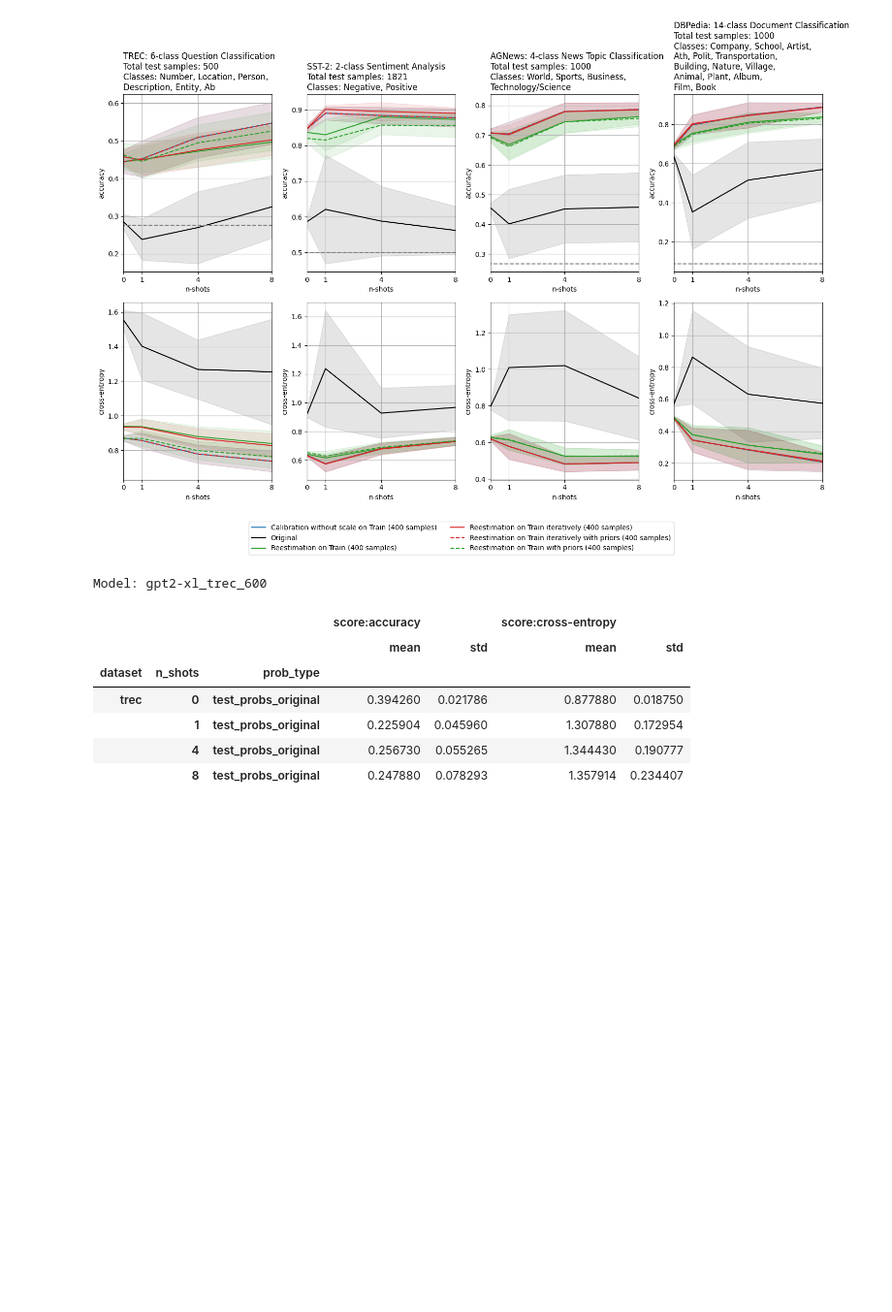
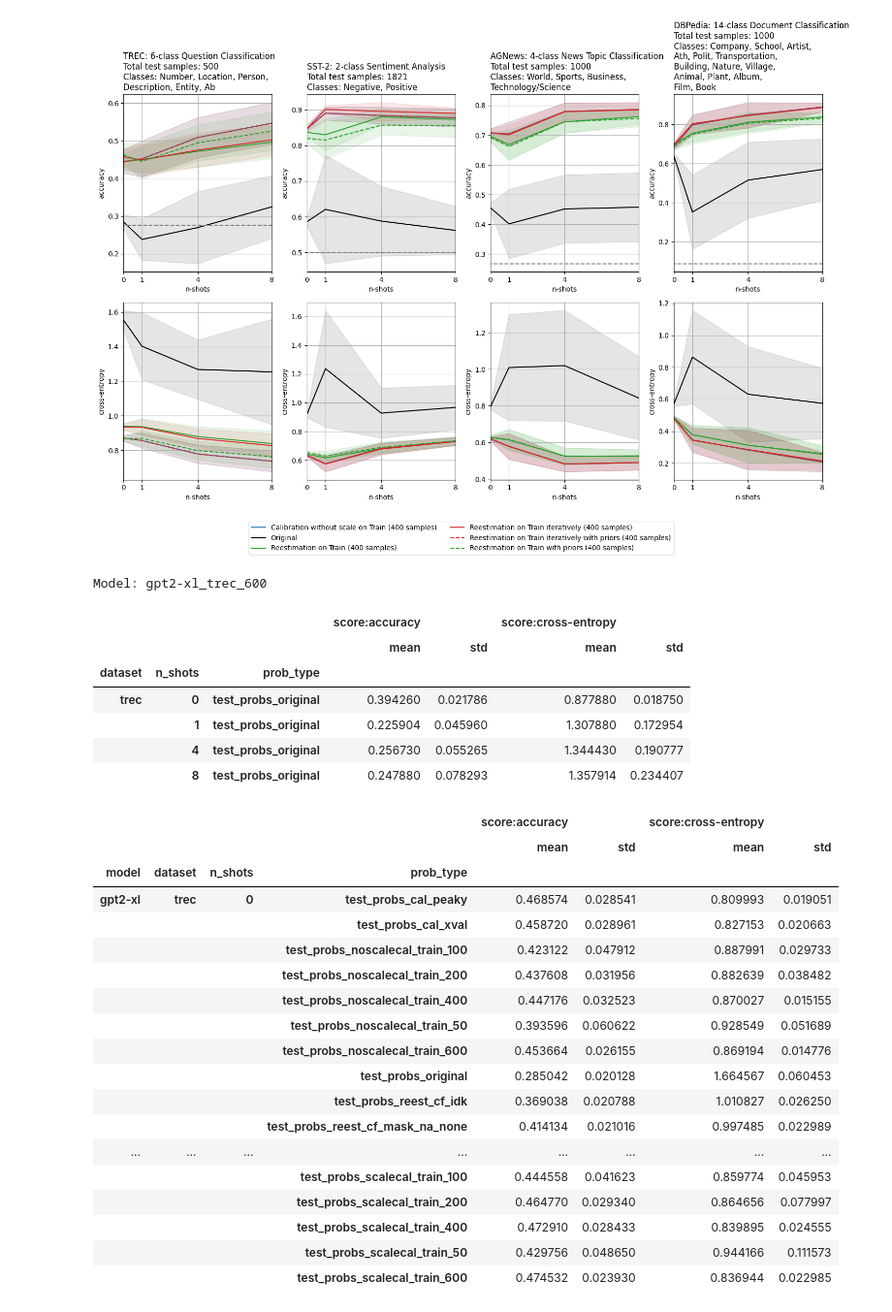
Before and after one commit to LautaroEst/efficient-reestimation, a Jupyter notebook: results.ipynb, the cells around one changed output. Shown at 97% size. Saved outputs shown, nothing was run; the diff lists cells and outputs as text; code cells hidden in the pictures; blank space fills up the shorter version.

```diff
--- a/results.ipynb
+++ b/results.ipynb
@@ -109,3 +109,29 @@ Model: gpt2-xl_trec_600
 |  | 1 | test_probs_original | 0.225904 | 0.045960 | 1.307880 | 0.172954 |
 |  | 4 | test_probs_original | 0.256730 | 0.055265 | 1.344430 | 0.190777 |
 |  | 8 | test_probs_original | 0.247880 | 0.078293 | 1.357914 | 0.234407 |
+# %%
+import pandas as pd
+df = pd.read_csv(f"./results/gpt2-xl_trec_sst2_agnews_dbpedia_logloss_100boots.csv")
+df.groupby(["model", "dataset", "n_shots", "prob_type"]).agg({
+    f"score:{metric}": ["mean", "std"] for metric in ["accuracy", "cross-entropy"]
+})
+# %% [output]
+|  |  |  |  | score:accuracy |  | score:cross-entropy |  |
+|  |  |  |  | mean | std | mean | std |
+| model | dataset | n_shots | prob_type |  |  |  |  |
+| gpt2-xl | trec | 0 | test_probs_cal_peaky | 0.468574 | 0.028541 | 0.809993 | 0.019051 |
+|  |  |  | test_probs_cal_xval | 0.458720 | 0.028961 | 0.827153 | 0.020663 |
+|  |  |  | test_probs_noscalecal_train_100 | 0.423122 | 0.047912 | 0.887991 | 0.029733 |
+|  |  |  | test_probs_noscalecal_train_200 | 0.437608 | 0.031956 | 0.882639 | 0.038482 |
+|  |  |  | test_probs_noscalecal_train_400 | 0.447176 | 0.032523 | 0.870027 | 0.015155 |
+|  |  |  | test_probs_noscalecal_train_50 | 0.393596 | 0.060622 | 0.928549 | 0.051689 |
+|  |  |  | test_probs_noscalecal_train_600 | 0.453664 | 0.026155 | 0.869194 | 0.014776 |
+|  |  |  | test_probs_original | 0.285042 | 0.020128 | 1.664567 | 0.060453 |
+|  |  |  | test_probs_reest_cf_idk | 0.369038 | 0.020788 | 1.010827 | 0.026250 |
+|  |  |  | test_probs_reest_cf_mask_na_none | 0.414134 | 0.021016 | 0.997485 | 0.022989 |
+| ... | ... | ... | ... | ... | ... | ... | ... |
+|  |  |  | test_probs_scalecal_train_100 | 0.444558 | 0.041623 | 0.859774 | 0.045953 |
+|  |  |  | test_probs_scalecal_train_200 | 0.464770 | 0.029340 | 0.864656 | 0.077997 |
+|  |  |  | test_probs_scalecal_train_400 | 0.472910 | 0.028433 | 0.839895 | 0.024555 |
+|  |  |  | test_probs_scalecal_train_50 | 0.429756 | 0.048650 | 0.944166 | 0.111573 |
+|  |  |  | test_probs_scalecal_train_600 | 0.474532 | 0.023930 | 0.836944 | 0.022985 |
```
Also changed, not shown: 13 other files.
